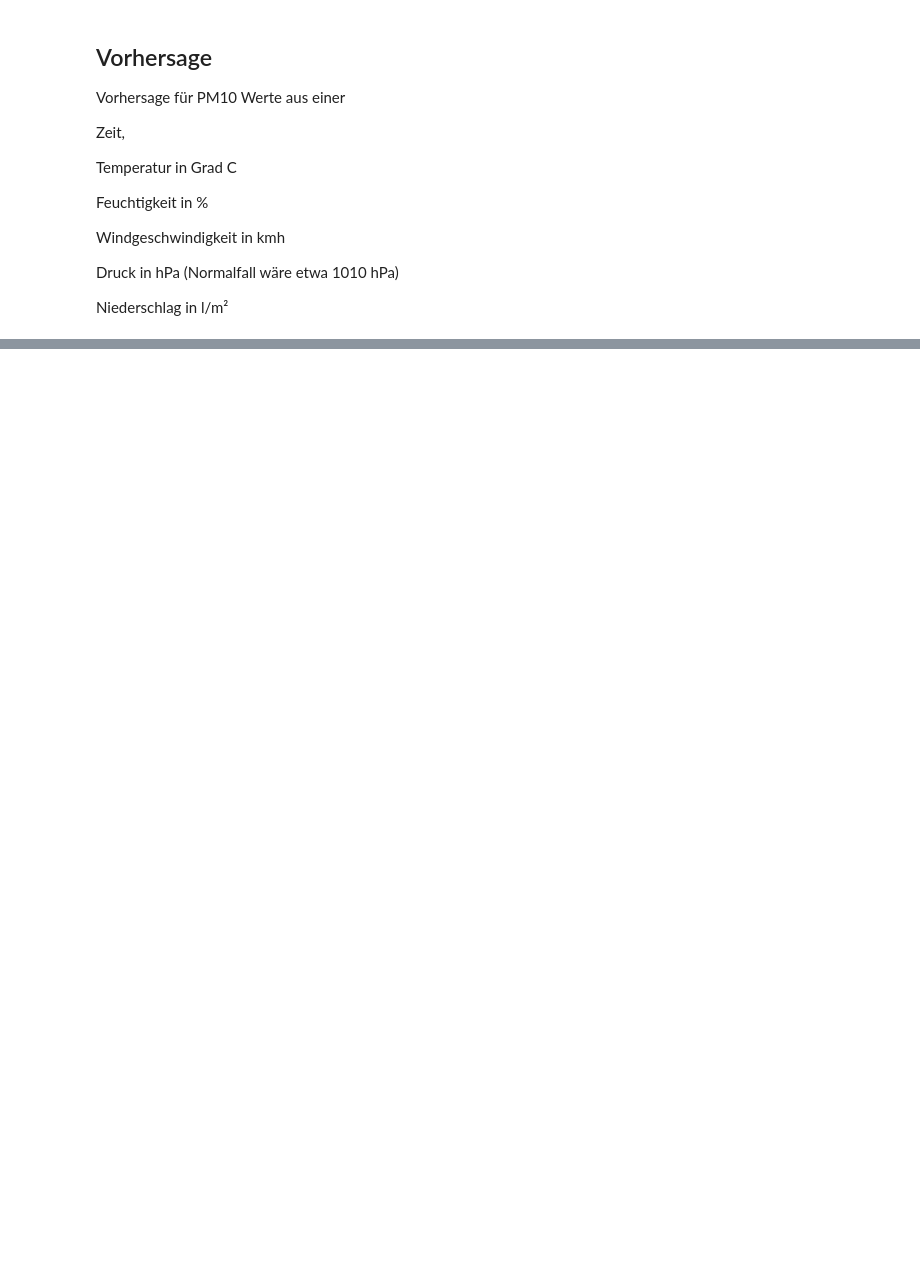
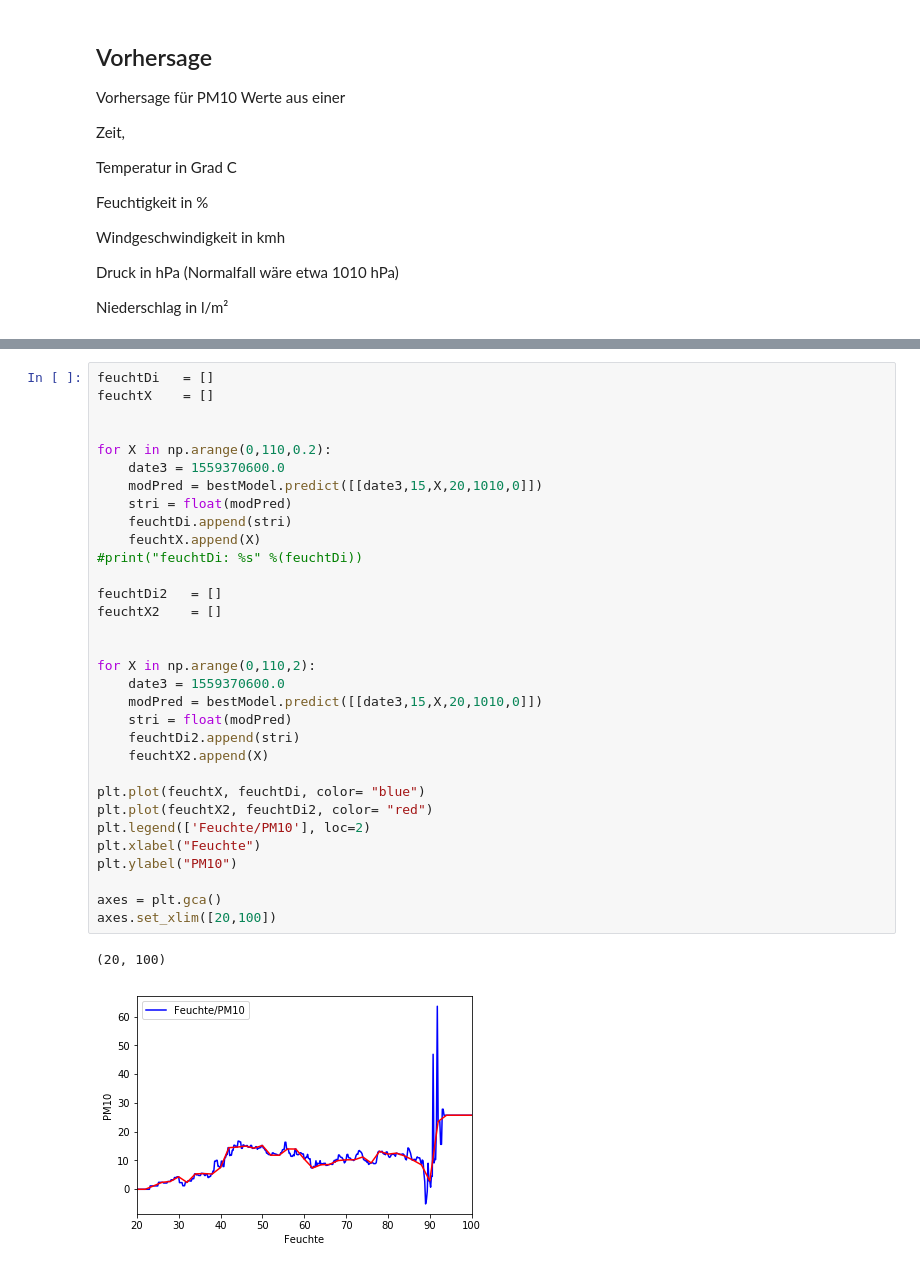
Before and after one commit to jmoehler/ParticularMatterAnalysis, a Jupyter notebook: notebooks/regressions/RegressionAllUsefullParams.ipynb, the cells around one changed output, grey strips where cells are left out. Saved outputs shown, nothing was run; the diff lists cells and outputs as text; blank space fills up the shorter version.

```diff
--- a/notebooks/regressions/RegressionAllUsefullParams.ipynb
+++ b/notebooks/regressions/RegressionAllUsefullParams.ipynb
@@ -249,0 +287,35 @@ print("%.3f µg/m³ " %(blubb))
+# %%
+feuchtDi   = []
+feuchtX    = []
+
+
+for X in np.arange(0,110,0.2):
+    date3 = 1559370600.0
+    modPred = bestModel.predict([[date3,15,X,20,1010,0]])
+    stri = float(modPred)
+    feuchtDi.append(stri)
+    feuchtX.append(X)
+#print("feuchtDi: %s" %(feuchtDi))
+
+feuchtDi2   = []
+feuchtX2    = []
+
+
+for X in np.arange(0,110,2):
+    date3 = 1559370600.0
+    modPred = bestModel.predict([[date3,15,X,20,1010,0]])
+    stri = float(modPred)
+    feuchtDi2.append(stri)
+    feuchtX2.append(X)
+
+plt.plot(feuchtX, feuchtDi, color= "blue")
+plt.plot(feuchtX2, feuchtDi2, color= "red")
+plt.legend(['Feuchte/PM10'], loc=2)
+plt.xlabel("Feuchte")
+plt.ylabel("PM10")
+
+axes = plt.gca()
+axes.set_xlim([20,100])
+# %% [output]
+(20, 100)
+[figure, added]
```
Also changed, not shown: parts of 7 cells of this notebook, 2 other files.
